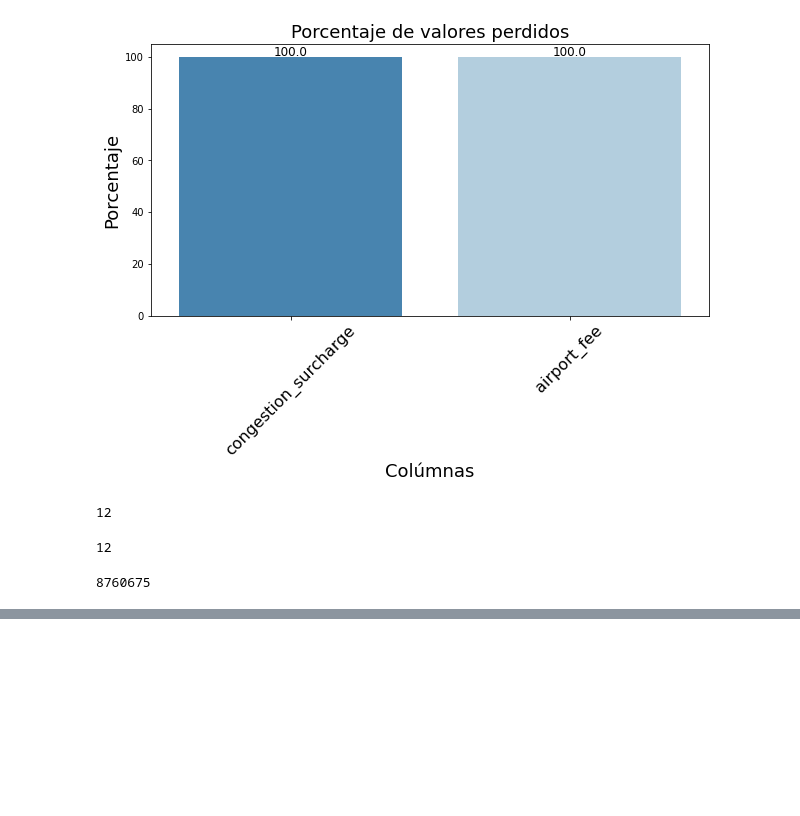
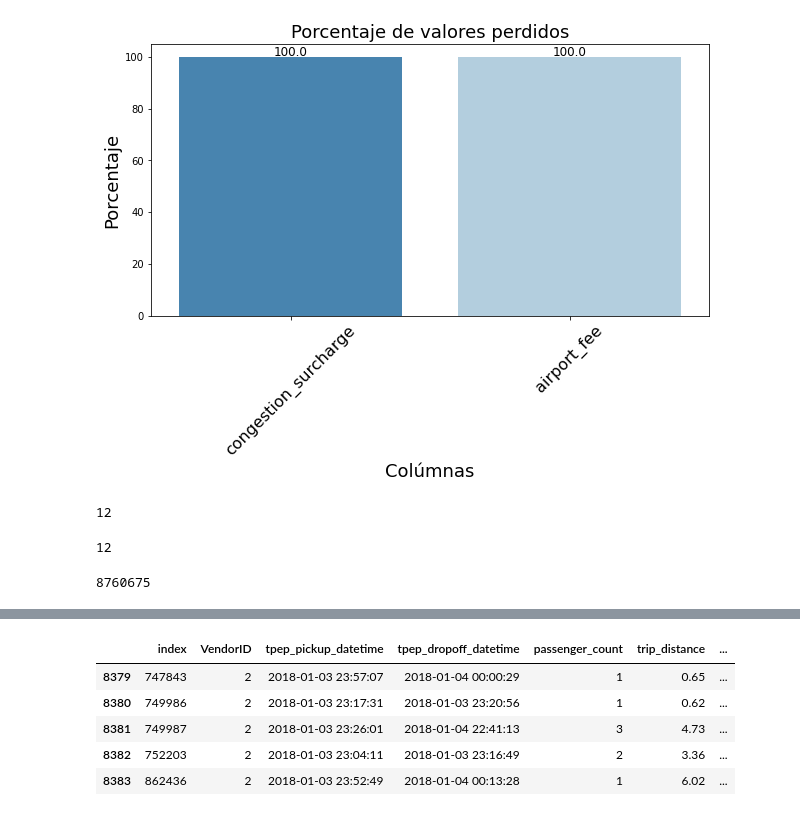
Before and after one commit to manusza/Proyecto-Taxis-NYC, a Jupyter notebook: taxis.ipynb, the cells around one changed output, grey strips where cells are left out. Drawn from its saved outputs; the diff is of its cells as text; code cells hidden in the pictures; blank space fills up the shorter version.

```diff
--- a/taxis.ipynb
+++ b/taxis.ipynb
@@ -78,0 +136,9 @@ df.airport_fee.isnull().sum()
+# %%
+data_parcial.tail(5)
+# %% [output]
+|  | index | VendorID | tpep_pickup_datetime | tpep_dropoff_datetime | passenger_count | trip_distance | ... |
+| 8379 | 747843 | 2 | 2018-01-03 23:57:07 | 2018-01-04 00:00:29 | 1 | 0.65 | ... |
+| 8380 | 749986 | 2 | 2018-01-03 23:17:31 | 2018-01-03 23:20:56 | 1 | 0.62 | ... |
+| 8381 | 749987 | 2 | 2018-01-03 23:26:01 | 2018-01-04 22:41:13 | 3 | 4.73 | ... |
+| 8382 | 752203 | 2 | 2018-01-03 23:04:11 | 2018-01-03 23:16:49 | 2 | 3.36 | ... |
+| 8383 | 862436 | 2 | 2018-01-03 23:52:49 | 2018-01-04 00:13:28 | 1 | 6.02 | ... |
```
Also changed, not shown: parts of 36 cells of this notebook, 4 other files.
